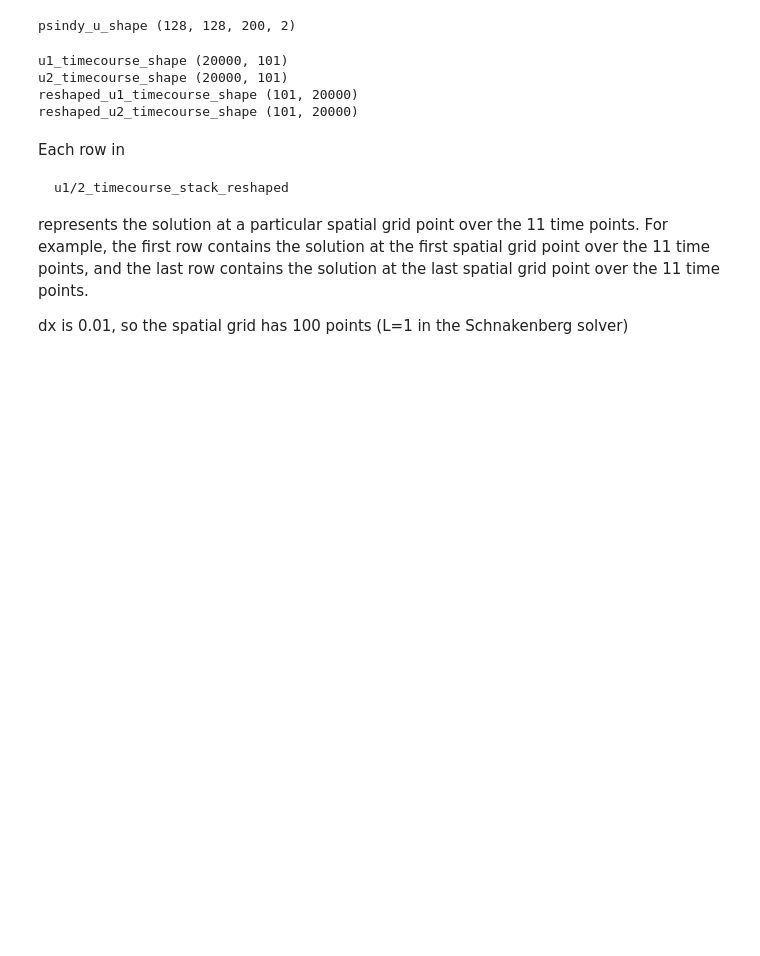
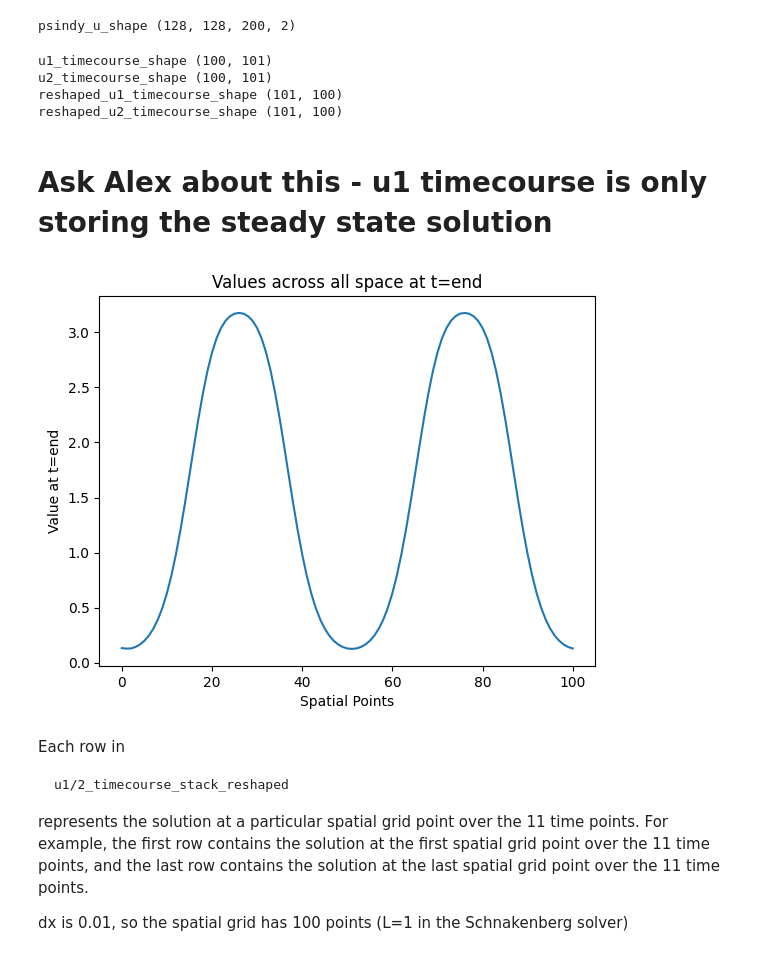
Before and after one commit to ianbgroves/PatternLearning, a Jupyter notebook: Operator_search/PDEFIND_reaction_diffusion.ipynb, the cells around one changed output. Saved outputs shown, nothing was run; the diff lists cells and outputs as text; code cells hidden in the pictures; blank space fills up the shorter version.

```diff
--- a/Operator_search/PDEFIND_reaction_diffusion.ipynb
+++ b/Operator_search/PDEFIND_reaction_diffusion.ipynb
@@ -991,8 +991,8 @@ def simulate_schnackenberg_system(T, dt, tol, a, b, gamma, d):
 # Main code
 t0 = time.time()
 
-T = 100
-dt = 0.005
+T = 10
+dt = 0.1
 tol = 1e-3
 a, b, gamma, d = 0.02, 1.5, 920, 40
 
@@ -1354,16 +1390,34 @@ print(f"u1_timecourse_shape {u1_timecourse_stack.shape}") # should be (11, 101)
 print(f"u2_timecourse_shape {u2_timecourse_stack.shape}") # should be (11, 101)
 
 # Reshaping to fit the style of the pSINDy example, i.e. (spatial_points, timepoints)
-u1_timecourse_stack_reshaped = u1_timecourse_stack.reshape(101, 20000)
-u2_timecourse_stack_reshaped = u2_timecourse_stack.reshape(101, 20000)
+u1_timecourse_stack_reshaped = u1_timecourse_stack.reshape(101, 100)
+u2_timecourse_stack_reshaped = u2_timecourse_stack.reshape(101, 100)
 
-print(f"reshaped_u1_timecourse_shape {u1_timecourse_stack_reshaped.shape}") # should be (101, 20000)
-print(f"reshaped_u2_timecourse_shape {u2_timecourse_stack_reshaped.shape}") # should be (101, 20000)
+print(f"reshaped_u1_timecourse_shape {u1_timecourse_stack_reshaped.shape}") # should be (101, 100)
+print(f"reshaped_u2_timecourse_shape {u2_timecourse_stack_reshaped.shape}") # should be (101, 100)
 # %% [output]
-u1_timecourse_shape (20000, 101)
-u2_timecourse_shape (20000, 101)
-reshaped_u1_timecourse_shape (101, 20000)
-reshaped_u2_timecourse_shape (101, 20000)
+u1_timecourse_shape (100, 101)
+u2_timecourse_shape (100, 101)
+reshaped_u1_timecourse_shape (101, 100)
+reshaped_u2_timecourse_shape (101, 100)
+# %% [markdown]
+# Ask Alex about this - u1 timecourse is only storing the steady state solution
+# %%
+
+# Extract the values at the last timepoint
+last_timepoint_values = u1_timecourse_stack[0, :]
+last_timepoint_values = u1_timecourse_stack_reshaped[:,0] # -1 produces same values here.. what's going on
+# Create an array of spatial points
+spatial_points = np.arange(101)
+
+# Plot the values against the spatial points
+plt.plot(spatial_points, last_timepoint_values)
+plt.xlabel('Spatial Points')
+plt.ylabel('Value at t=end')
+plt.title('Values across all space at t=end')
+plt.show()
+# %% [output]
+[figure, added]
 # %% [markdown]
 Each row in
 
```
Also changed, not shown: parts of 5 cells of this notebook.
